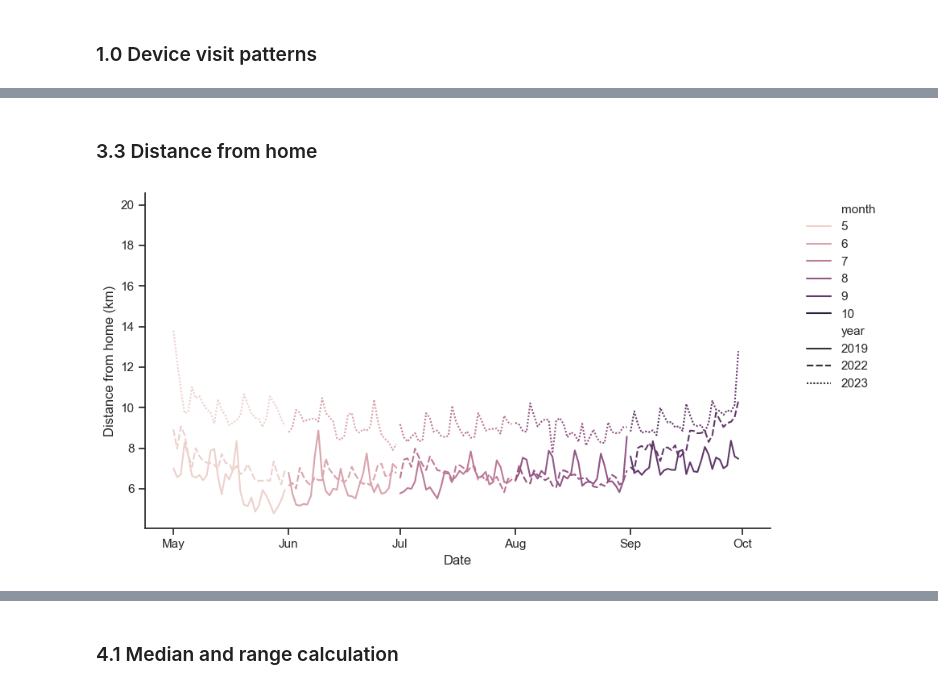
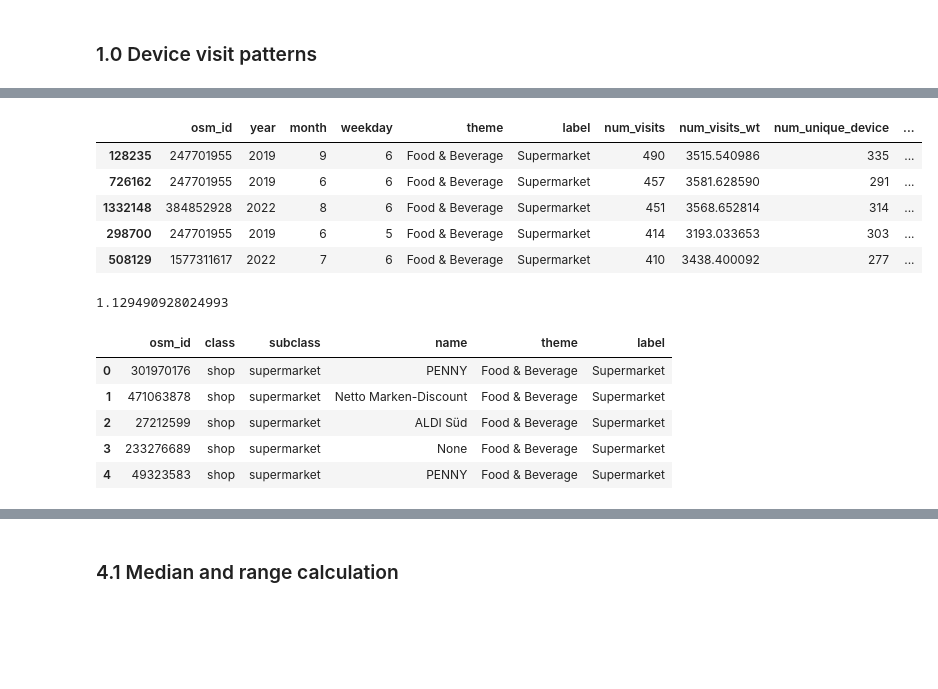
Before and after one commit to MobiSegInsights/nine-euro-ticket-de, a Jupyter notebook: src/14-visitation-patterns.ipynb, the cells around one changed output, grey strips where cells are left out. Saved outputs shown, nothing was run; the diff lists cells and outputs as text; code cells hidden in the pictures; blank space fills up the shorter version.

```diff
--- a/src/14-visitation-patterns.ipynb
+++ b/src/14-visitation-patterns.ipynb
@@ -526,2 +468,0 @@ time_series_device(data=df_v_t, lb=lb,
-# %% [markdown]
-### 3.3 Distance from home
@@ -533,5 +469,9 @@ df_v_dh.loc[:, 'date_time'] = pd.to_datetime(df_v_dh.loc[:, 'date'].apply(lambda
-# %%
-time_series_device(data=df_v_dh, lb=lb,
-                   yvar='d_h50', ylb='Distance from home (km)', filename='distance_from_home')
-# %% [output]
-[figure, removed]
+# %%
+df_v.sort_values(by='num_visits', ascending=False).head()
+# %% [output]
+|  | osm_id | year | month | weekday | theme | label | num_visits | num_visits_wt | num_unique_device | ... |
+| 128235 | 247701955 | 2019 | 9 | 6 | Food & Beverage | Supermarket | 490 | 3515.540986 | 335 | ... |
+| 726162 | 247701955 | 2019 | 6 | 6 | Food & Beverage | Supermarket | 457 | 3581.628590 | 291 | ... |
+| 1332148 | 384852928 | 2022 | 8 | 6 | Food & Beverage | Supermarket | 451 | 3568.652814 | 314 | ... |
+| 298700 | 247701955 | 2019 | 6 | 5 | Food & Beverage | Supermarket | 414 | 3193.033653 | 303 | ... |
+| 508129 | 1577311617 | 2022 | 7 | 6 | Food & Beverage | Supermarket | 410 | 3438.400092 | 277 | ... |
@@ -537,0 +484,19 @@ time_series_device(data=df_v_dh, lb=lb,
+# %%
+len(df_vc.loc[df_vc['coverage'] == 1, :]) / len(df_vc) * 100
+# %% [output]
+1.129490928024993
+# %%
+full_coverage_osms = df_vc.loc[df_vc['coverage'] == 1, 'osm_id'].unique()
+full_coverage_osms_sql = ','.join(["'" + str(x) + "'" for x in full_coverage_osms])
+full_coverage_osms_sql = "(" + full_coverage_osms_sql + ")"
+df_poi_c = pd.read_sql(f"""SELECT osm_id, class, subclass, name, theme, label
+                           FROM poi
+                           WHERE osm_id IN {full_coverage_osms_sql};""", con=engine)
+df_poi_c.head()
+# %% [output]
+|  | osm_id | class | subclass | name | theme | label |
+| 0 | 301970176 | shop | supermarket | PENNY | Food & Beverage | Supermarket |
+| 1 | 471063878 | shop | supermarket | Netto Marken-Discount | Food & Beverage | Supermarket |
+| 2 | 27212599 | shop | supermarket | ALDI Süd | Food & Beverage | Supermarket |
+| 3 | 233276689 | shop | supermarket | None | Food & Beverage | Supermarket |
+| 4 | 49323583 | shop | supermarket | PENNY | Food & Beverage | Supermarket |
```
Also changed, not shown: parts of 72 cells of this notebook, 46 other files.
